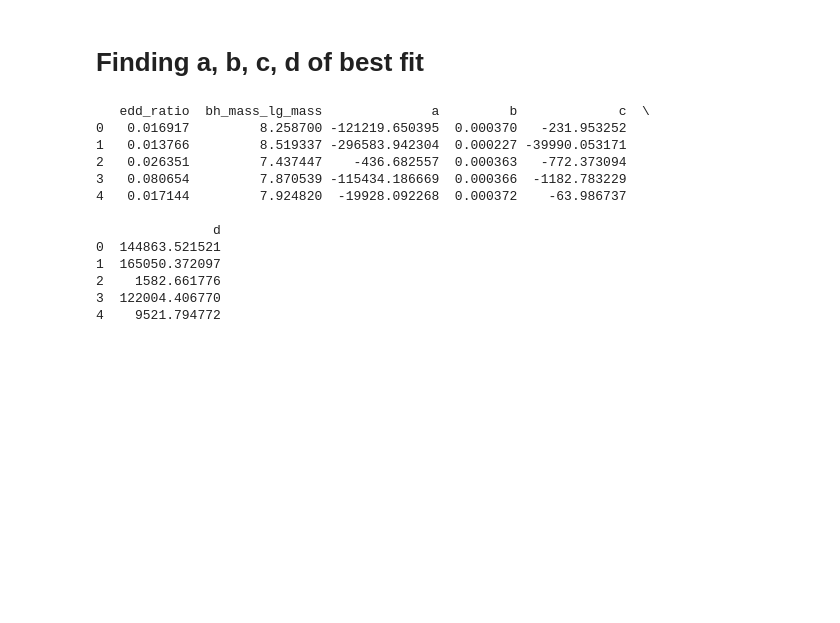
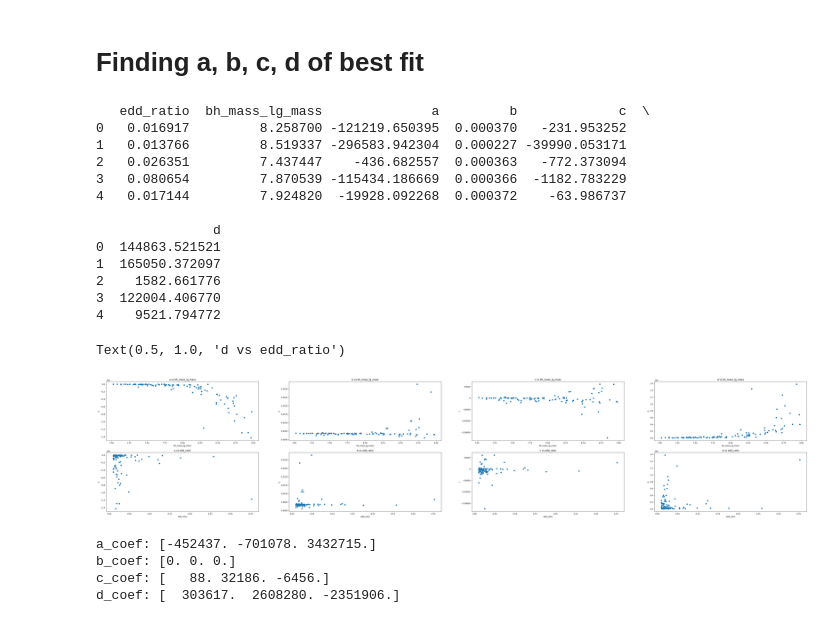
Before and after one commit to Zoe-Au/cosmographi, a Jupyter notebook: src/cosmographi/source/sin_poly.ipynb, the cells around one changed output. Saved outputs shown, nothing was run; the diff lists cells and outputs as text; code cells hidden in the pictures; blank space fills up the shorter version.

```diff
--- a/src/cosmographi/source/sin_poly.ipynb
+++ b/src/cosmographi/source/sin_poly.ipynb
@@ -38,7 +38,7 @@ import math
 # %%
 # copy-pasted from tiny_gp_experiments.ipynb:
 passband_group = PassbandGroup.from_preset(
-    preset="LSST",
+    preset="LSST", filters=['u']
 )
 # It will take a while to download it. It took 9 min on Helen
 obstable = OpSim.from_url(
@@ -205,3 +205,47 @@ results.to_csv("sin_poly_results.csv", index=False)
 2    1582.661776
 3  122004.406770
 4    9521.794772
+# %%
+fig, axes = plt.subplots(nrows=2, ncols=4, figsize=(64, 12))
+axes[0, 0].scatter(results["bh_mass_lg_mass"], results["a"])
+axes[0, 0].set_xlabel("bh_mass_lg_mass")
+axes[0, 0].set_ylabel("a")
+axes[0, 0].set_title("a vs bh_mass_lg_mass")
+
+axes[0, 1].scatter(results["bh_mass_lg_mass"], results["b"])
+axes[0, 1].set_xlabel("bh_mass_lg_mass")
+axes[0, 1].set_ylabel("b")
+axes[0, 1].set_title("b vs bh_mass_lg_mass")
+
+axes[0, 2].scatter(results["bh_mass_lg_mass"], results["c"])
+axes[0, 2].set_xlabel("bh_mass_lg_mass")
+axes[0, 2].set_ylabel("c")
+axes[0, 2].set_title("c vs bh_mass_lg_mass")
+
+axes[0, 3].scatter(results["bh_mass_lg_mass"], results["d"])
+axes[0, 3].set_xlabel("bh_mass_lg_mass")
+axes[0, 3].set_ylabel("d")
+axes[0, 3].set_title("d vs bh_mass_lg_mass")
+
+axes[1, 0].scatter(results["edd_ratio"], results["a"])
+axes[1, 0].set_xlabel("edd_ratio")
+axes[1, 0].set_ylabel("a")
+axes[1, 0].set_title("a vs edd_ratio")
+
+axes[1, 1].scatter(results["edd_ratio"], results["b"])
+axes[1, 1].set_xlabel("edd_ratio")
+axes[1, 1].set_ylabel("b")
+axes[1, 1].set_title("b vs edd_ratio")
+
+axes[1, 2].scatter(results["edd_ratio"], results["c"])
+axes[1, 2].set_xlabel("edd_ratio")
+axes[1, 2].set_ylabel("c")
+axes[1, 2].set_title("c vs edd_ratio")
+
+axes[1, 3].scatter(results["edd_ratio"], results["d"])
+axes[1, 3].set_xlabel("edd_ratio")
+axes[1, 3].set_ylabel("d")
+axes[1, 3].set_title("d vs edd_ratio")
+# %% [output]
+Text(0.5, 1.0, 'd vs edd_ratio')
+[figure, added]
@@ -207,0 +298,15 @@ results.to_csv("sin_poly_results.csv", index=False)
+# %%
+a_coef = optimize_linear_letter(results["a"].values, results["bh_mass_lg_mass"].values, results["edd_ratio"].values, (0, 0, 0))
+b_coef = optimize_linear_letter(results["b"].values, results["bh_mass_lg_mass"].values, results["edd_ratio"].values, (0, 0, 0))
+c_coef = optimize_linear_letter(results["c"].values, results["bh_mass_lg_mass"].values, results["edd_ratio"].values, (0, 0, 0))
+d_coef = optimize_linear_letter(results["d"].values, results["bh_mass_lg_mass"].values, results["edd_ratio"].values, (0, 0, 0))
+
+print ("a_coef:", a_coef.round(0))
+print ("b_coef:", b_coef.round(0))
+print ("c_coef:", c_coef.round(0))
+print ("d_coef:", d_coef.round(0))
+# %% [output]
+a_coef: [-452437. -701078. 3432715.]
+b_coef: [0. 0. 0.]
+c_coef: [   88. 32186. -6456.]
+d_coef: [  303617.  2608280. -2351906.]
```
Also changed, not shown: parts of 2 cells of this notebook.
